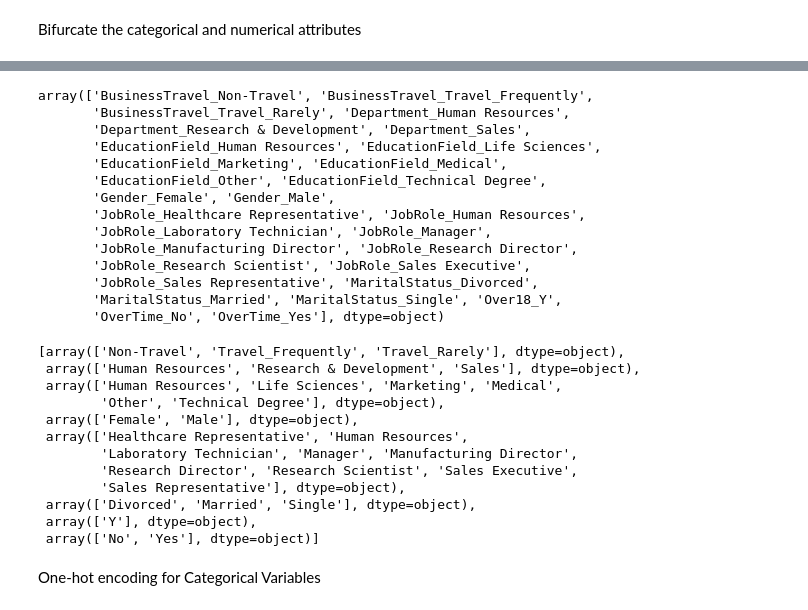
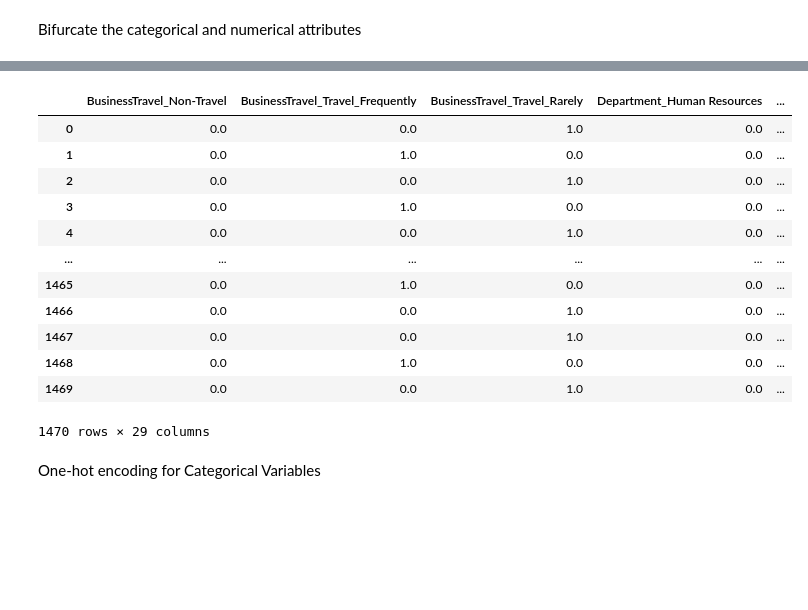
Before and after one commit to mbhoge/ml-model-excercises, a Jupyter notebook: Assignment Supervised Unsupervised Learning/Employee_Attrition_01.ipynb, the cells around one changed output, grey strips where cells are left out. Cells and saved outputs as stored; diff of their text form; code cells hidden in the pictures; blank space fills up the shorter version.

```diff
--- a/Assignment Supervised Unsupervised Learning/Employee_Attrition_01.ipynb
+++ b/Assignment Supervised Unsupervised Learning/Employee_Attrition_01.ipynb
@@ -184,35 +196,25 @@ drop_enc = OneHotEncoder(drop='first').fit(df_categorical_features)
+# %%
+drop_enc = onehot_encoder.fit_transform(df_categorical_features)
 # %%
-onehot_encoder.get_feature_names_out(['BusinessTravel','Department','EducationField','Gender','JobRole','MaritalStatus','Over18','OverTime'])
+encoded_cat_feature = onehot_encoder.get_feature_names_out(['BusinessTravel','Department','EducationField','Gender','JobRole','MaritalStatus','Over18','OverTime'])
-# %% [output]
-array(['BusinessTravel_Non-Travel', 'BusinessTravel_Travel_Frequently',
-       'BusinessTravel_Travel_Rarely', 'Department_Human Resources',
-       'Department_Research & Development', 'Department_Sales',
-       'EducationField_Human Resources', 'EducationField_Life Sciences',
-       'EducationField_Marketing', 'EducationField_Medical',
-       'EducationField_Other', 'EducationField_Technical Degree',
-       'Gender_Female', 'Gender_Male',
-       'JobRole_Healthcare Representative', 'JobRole_Human Resources',
-       'JobRole_Laboratory Technician', 'JobRole_Manager',
-       'JobRole_Manufacturing Director', 'JobRole_Research Director',
-       'JobRole_Research Scientist', 'JobRole_Sales Executive',
-       'JobRole_Sales Representative', 'MaritalStatus_Divorced',
-       'MaritalStatus_Married', 'MaritalStatus_Single', 'Over18_Y',
-       'OverTime_No', 'OverTime_Yes'], dtype=object)
-# %%
-drop_enc.categories_
-# %% [output]
-[array(['Non-Travel', 'Travel_Frequently', 'Travel_Rarely'], dtype=object),
- array(['Human Resources', 'Research & Development', 'Sales'], dtype=object),
- array(['Human Resources', 'Life Sciences', 'Marketing', 'Medical',
-        'Other', 'Technical Degree'], dtype=object),
- array(['Female', 'Male'], dtype=object),
- array(['Healthcare Representative', 'Human Resources',
-        'Laboratory Technician', 'Manager', 'Manufacturing Director',
-        'Research Director', 'Research Scientist', 'Sales Executive',
-        'Sales Representative'], dtype=object),
- array(['Divorced', 'Married', 'Single'], dtype=object),
- array(['Y'], dtype=object),
- array(['No', 'Yes'], dtype=object)]
+# %%
+encoded_cat_df = pd.DataFrame(drop_enc.toarray(),columns = encoded_cat_feature)
+# %%
+encoded_cat_df
+# %% [output]
+|  | BusinessTravel_Non-Travel | BusinessTravel_Travel_Frequently | BusinessTravel_Travel_Rarely | Department_Human Resources | ... |
+| 0 | 0.0 | 0.0 | 1.0 | 0.0 | ... |
+| 1 | 0.0 | 1.0 | 0.0 | 0.0 | ... |
+| 2 | 0.0 | 0.0 | 1.0 | 0.0 | ... |
+| 3 | 0.0 | 1.0 | 0.0 | 0.0 | ... |
+| 4 | 0.0 | 0.0 | 1.0 | 0.0 | ... |
+| ... | ... | ... | ... | ... | ... |
+| 1465 | 0.0 | 1.0 | 0.0 | 0.0 | ... |
+| 1466 | 0.0 | 0.0 | 1.0 | 0.0 | ... |
+| 1467 | 0.0 | 0.0 | 1.0 | 0.0 | ... |
+| 1468 | 0.0 | 1.0 | 0.0 | 0.0 | ... |
+| 1469 | 0.0 | 0.0 | 1.0 | 0.0 | ... |
+1470 rows × 29 columns
 # %% [markdown]
 One-hot encoding for Categorical Variables
 # %%
```
Also changed, not shown: parts of 11 cells of this notebook.
